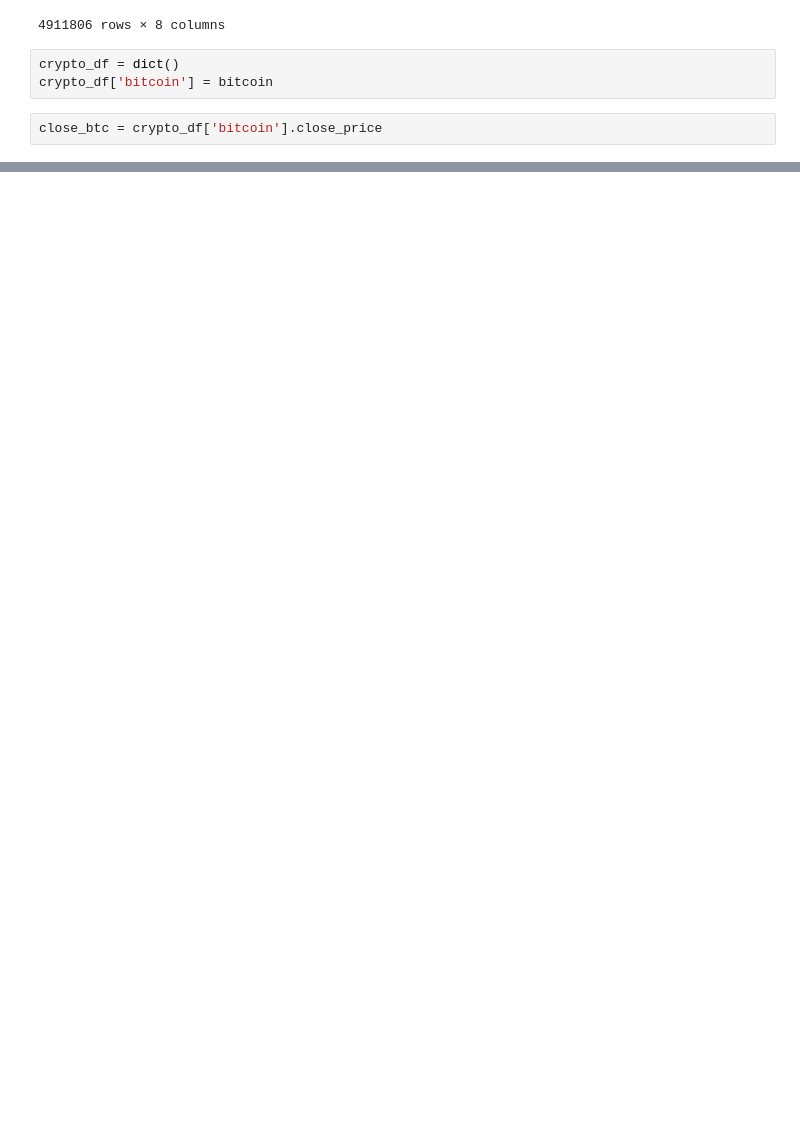
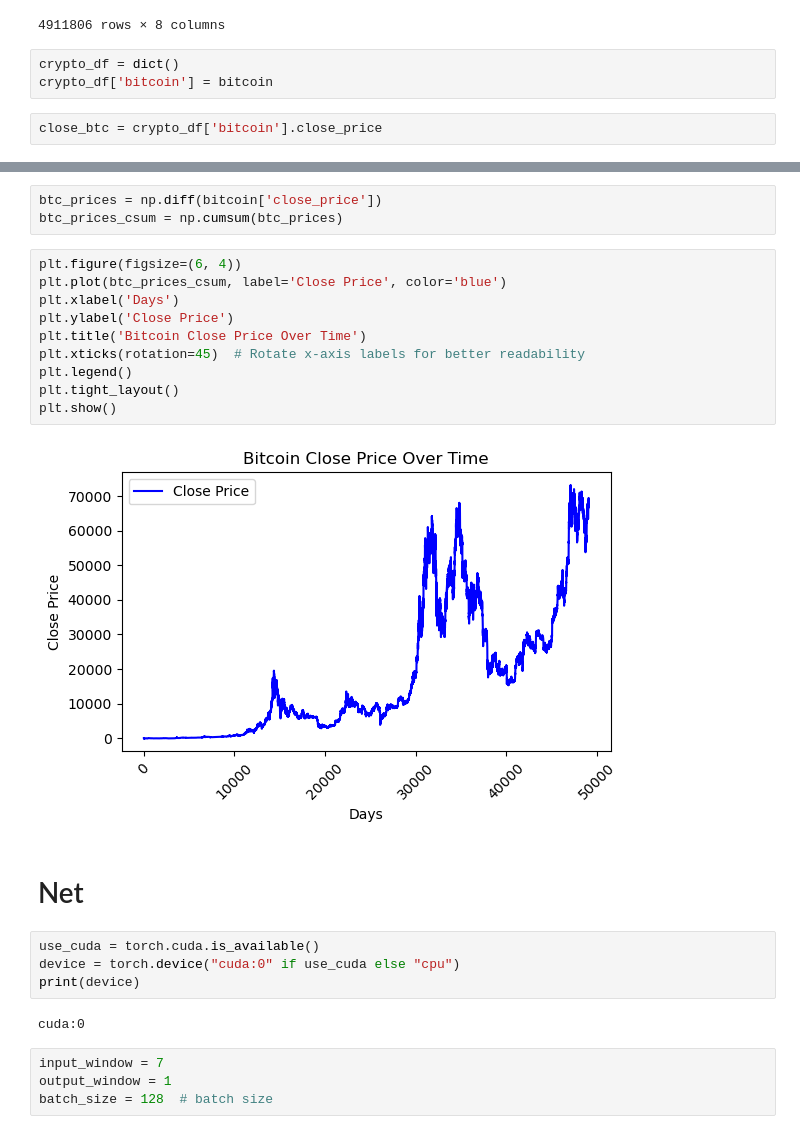
Before and after one commit to Doosheck/bitformer, a Jupyter notebook: transformer.ipynb, the cells around one changed output, grey strips where cells are left out. Drawn from its saved outputs; the diff is of its cells as text; blank space fills up the shorter version.

```diff
--- a/transformer.ipynb
+++ b/transformer.ipynb
@@ -53,0 +67,27 @@ KeyboardInterrupt:
+# %%
+btc_prices = np.diff(bitcoin['close_price'])
+btc_prices_csum = np.cumsum(btc_prices)
+# %%
+plt.figure(figsize=(6, 4))
+plt.plot(btc_prices_csum, label='Close Price', color='blue')
+plt.xlabel('Days')
+plt.ylabel('Close Price')
+plt.title('Bitcoin Close Price Over Time')
+plt.xticks(rotation=45)  # Rotate x-axis labels for better readability
+plt.legend()
+plt.tight_layout()
+plt.show()
+# %% [output]
+[figure, added]
+# %% [markdown]
+# Net
+# %%
+use_cuda = torch.cuda.is_available()
+device = torch.device("cuda:0" if use_cuda else "cpu")
+print(device)
+# %% [output]
+cuda:0
+# %%
+input_window = 7
+output_window = 1
+batch_size = 128  # batch size
```
Also changed, not shown: parts of 16 cells of this notebook.
